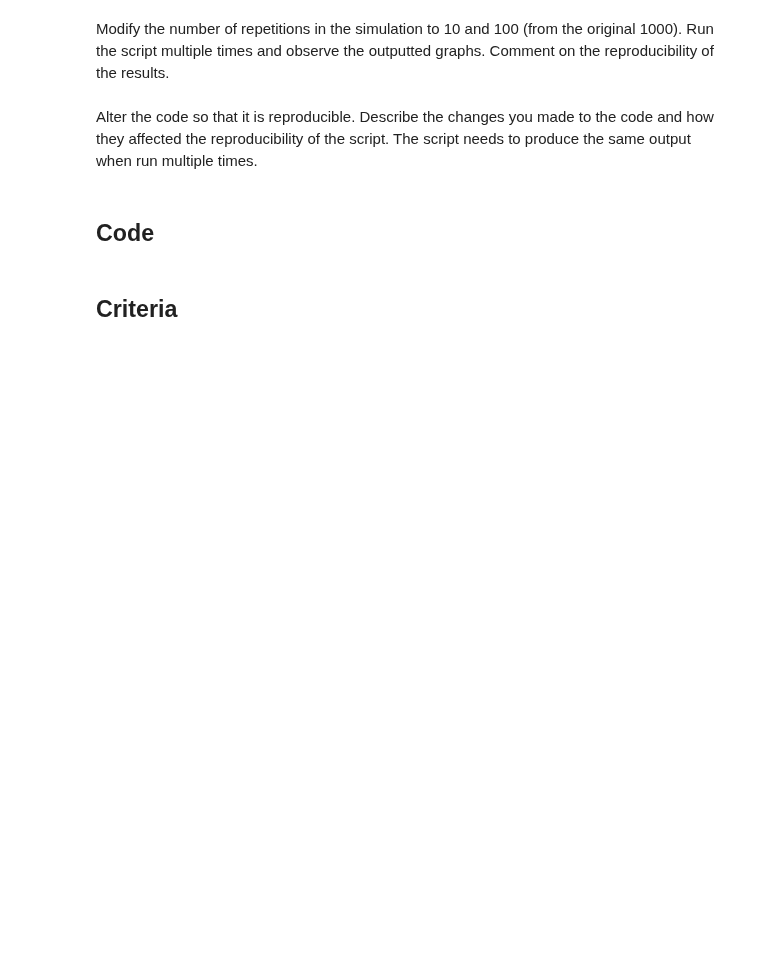
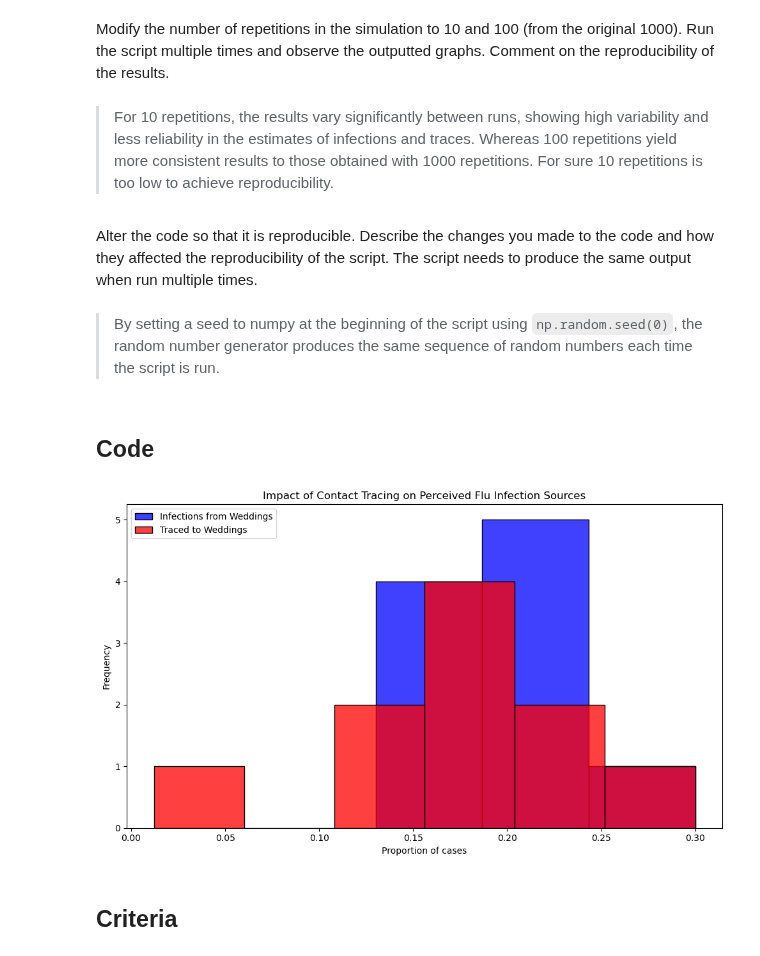
Before and after one commit to UofT-DSI/sampling, a Jupyter notebook: 02_activities/assignments/a1_sampling_and_reproducibility.ipynb, the cells around one changed output. Drawn from its saved outputs; the diff is of its cells as text; code cells hidden in the pictures; blank space fills up the shorter version.

```diff
--- a/02_activities/assignments/a1_sampling_and_reproducibility.ipynb
+++ b/02_activities/assignments/a1_sampling_and_reproducibility.ipynb
@@ -7,7 +26,11 @@ Examine the code below. Identify all stages at which sampling is occurring in th
 # %% [markdown]
 Modify the number of repetitions in the simulation to 10 and 100 (from the original 1000). Run the script multiple times and observe the outputted graphs. Comment on the reproducibility of the results.
+# %% [markdown]
+> For 10 repetitions, the results vary significantly between runs, showing high variability and less reliability in the estimates of infections and traces. Whereas 100 repetitions yield more consistent results to those obtained with 1000 repetitions. For sure 10 repetitions is too low to achieve reproducibility.
 # %% [markdown]
 Alter the code so that it is reproducible. Describe the changes you made to the code and how they affected the reproducibility of the script. The script needs to produce the same output when run multiple times.
+# %% [markdown]
+> By setting a seed to numpy at the beginning of the script using `np.random.seed(0)`, the random number generator produces the same sequence of random numbers each time the script is run.
 # %% [markdown]
 ## Code
 # %%
@@ -30,6 +53,9 @@ ATTACK_RATE = 0.10
 TRACE_SUCCESS = 0.20
 SECONDARY_TRACE_THRESHOLD = 2
 
+# add seed for reproducibility
+np.random.seed(0)
+
 def simulate_event(m):
   """
   Simulates the infection and tracing process for a series of events.
@@ -45,6 +71,7 @@ def simulate_event(m):
   - A tuple containing the proportion of infections and the proportion of traced cases
     that are attributed to weddings.
   """
+
   # Create DataFrame for people at events with initial infection and traced status
   events = ['wedding'] * 200 + ['brunch'] * 800
   ppl = pd.DataFrame({
@@ -66,34 +93,36 @@ def simulate_event(m):
   # Secondary contact tracing based on event attendance
   event_trace_counts = ppl[ppl['traced'] == True]['event'].value_counts()
   events_traced = event_trace_counts[event_trace_counts >= SECONDARY_TRACE_THRESHOLD].index
   ppl.loc[ppl['event'].isin(events_traced) & ppl['infected'], 'traced'] = True
 
   # Calculate proportions of infections and traces attributed to each event type
   ppl['event_type'] = ppl['event'].str[0]  # 'w' for wedding, 'b' for brunch
   wedding_infections = sum(ppl['infected'] & (ppl['event_type'] == 'w'))
   brunch_infections = sum(ppl['infected'] & (ppl['event_type'] == 'b'))
   p_wedding_infections = wedding_infections / (wedding_infections + brunch_infections)
 
   wedding_traces = sum(ppl['infected'] & ppl['traced'] & (ppl['event_type'] == 'w'))
   brunch_traces = sum(ppl['infected'] & ppl['traced'] & (ppl['event_type'] == 'b'))
   p_wedding_traces = wedding_traces / (wedding_traces + brunch_traces)
 
   return p_wedding_infections, p_wedding_traces
 
 # Run the simulation 1000 times
-results = [simulate_event(m) for m in range(1000)]
+results = [simulate_event(m) for m in range(10)]
 props_df = pd.DataFrame(results, columns=["Infections", "Traces"])
 
 # Plotting the results
 plt.figure(figsize=(10, 6))
 sns.histplot(props_df['Infections'], color="blue", alpha=0.75, binwidth=0.05, kde=False, label='Infections from Weddings')
 sns.histplot(props_df['Traces'], color="red", alpha=0.75, binwidth=0.05, kde=False, label='Traced to Weddings')
 plt.xlabel("Proportion of cases")
 plt.ylabel("Frequency")
 plt.title("Impact of Contact Tracing on Perceived Flu Infection Sources")
 plt.legend()
 plt.tight_layout()
 plt.show()
+# %% [output]
+[figure, added]
 # %% [markdown]
 ## Criteria
 # %% [markdown]
```
Also changed, not shown: parts of 2 cells of this notebook.
